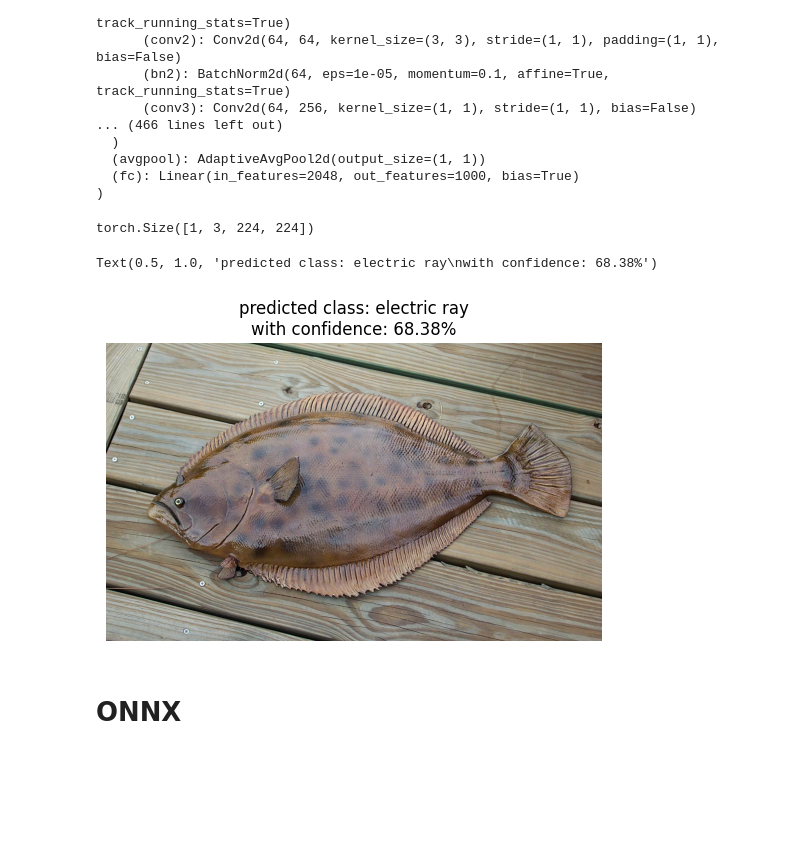
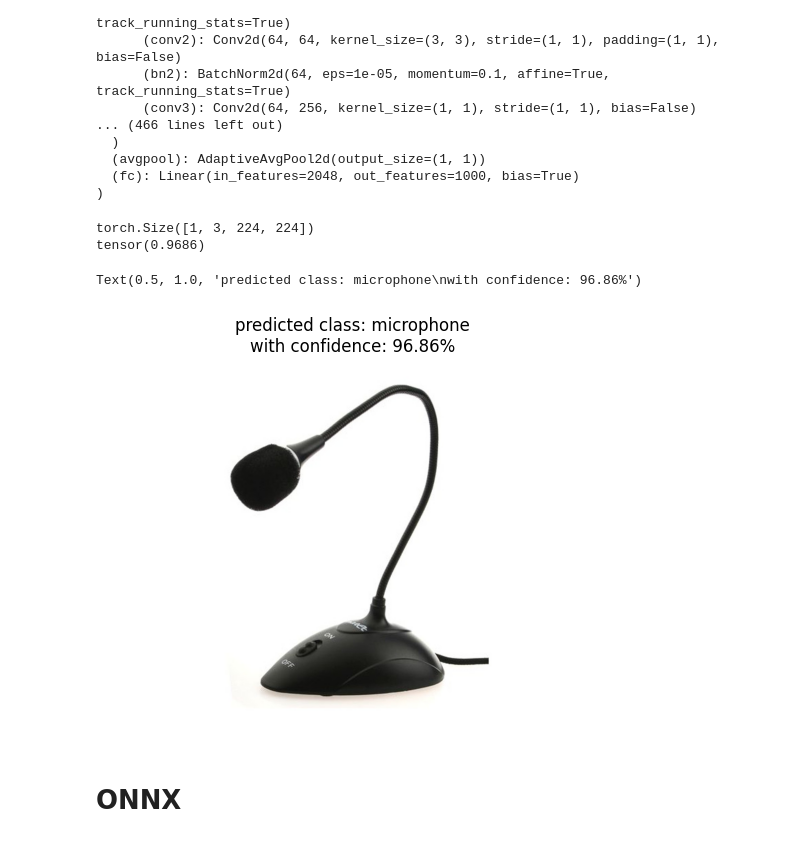
Before and after one commit to ikinaus/fastapi-triton-tensorrt, a Jupyter notebook: torch2onnx.ipynb, the cells around one changed output. Drawn from its saved outputs; the diff is of its cells as text; code cells hidden in the pictures; blank space fills up the shorter version.

```diff
--- a/torch2onnx.ipynb
+++ b/torch2onnx.ipynb
@@ -43,34 +43,35 @@ preprocess = transforms.Compose([
 # %%
 import numpy as np
 
-i = np.random.randint(7, 8)
+i = np.random.randint(1, 8)
 
-image_path = f'images/{i}.jpg'
+image_path = f'images/{1}.jpg'
 image = Image.open(image_path)
 image_tensor = preprocess(image).unsqueeze(0)
 print(image_tensor.shape)
 image_tensor = image_tensor.to(device)
 
 with torch.no_grad():
     output = model(image_tensor)
 
 probs = torch.nn.functional.softmax(output[0], dim=0).cpu()
 class_names[probs.argmax()]
 
 top_prob, top_class = torch.topk(probs, 1)
 confidence = top_prob.item()
 top_class = top_class.item()
 
 class_name = class_names[top_class]
-
+print(max(probs))
 plt.imshow(image)
 plt.axis('off')
 plt.title(f"predicted class: {class_name}\n"
           f"with confidence: {confidence*100:.2f}%")
 # %% [output]
 torch.Size([1, 3, 224, 224])
+tensor(0.9686)
-Text(0.5, 1.0, 'predicted class: electric ray\nwith confidence: 68.38%')
+Text(0.5, 1.0, 'predicted class: microphone\nwith confidence: 96.86%')
-[figure, old version]
+[figure, new version]
 # %% [markdown]
 # ONNX
 # %%
```
Also changed, not shown: parts of 3 cells of this notebook, 1 other file.
